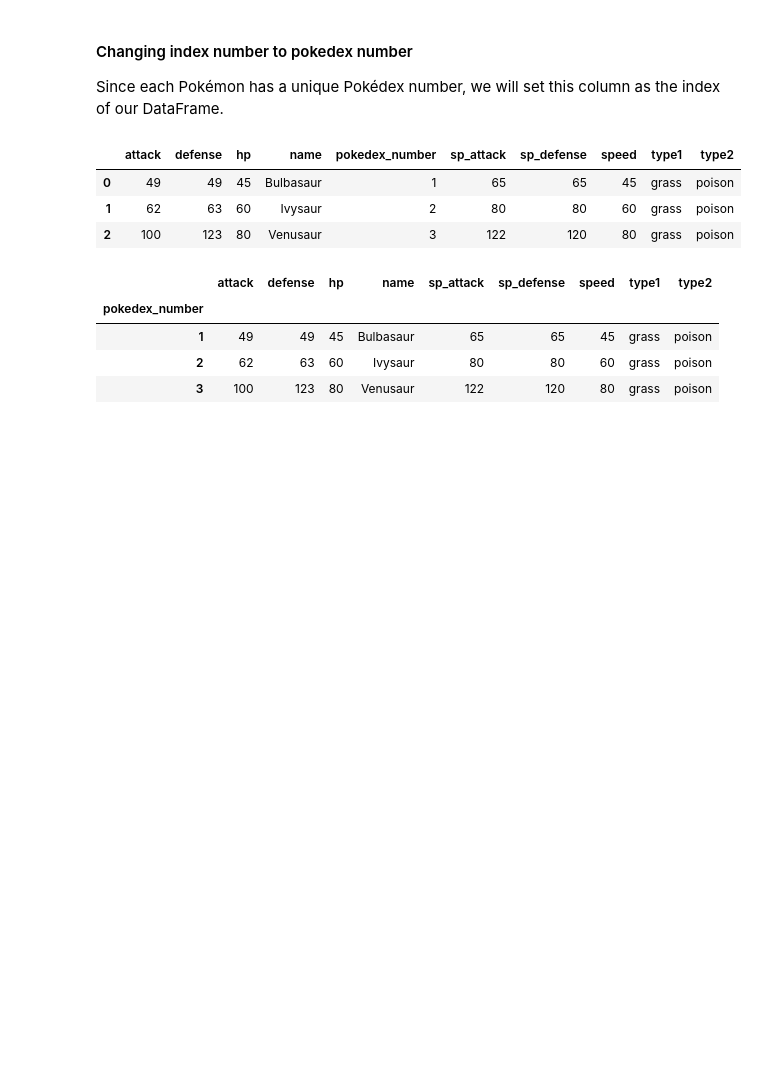
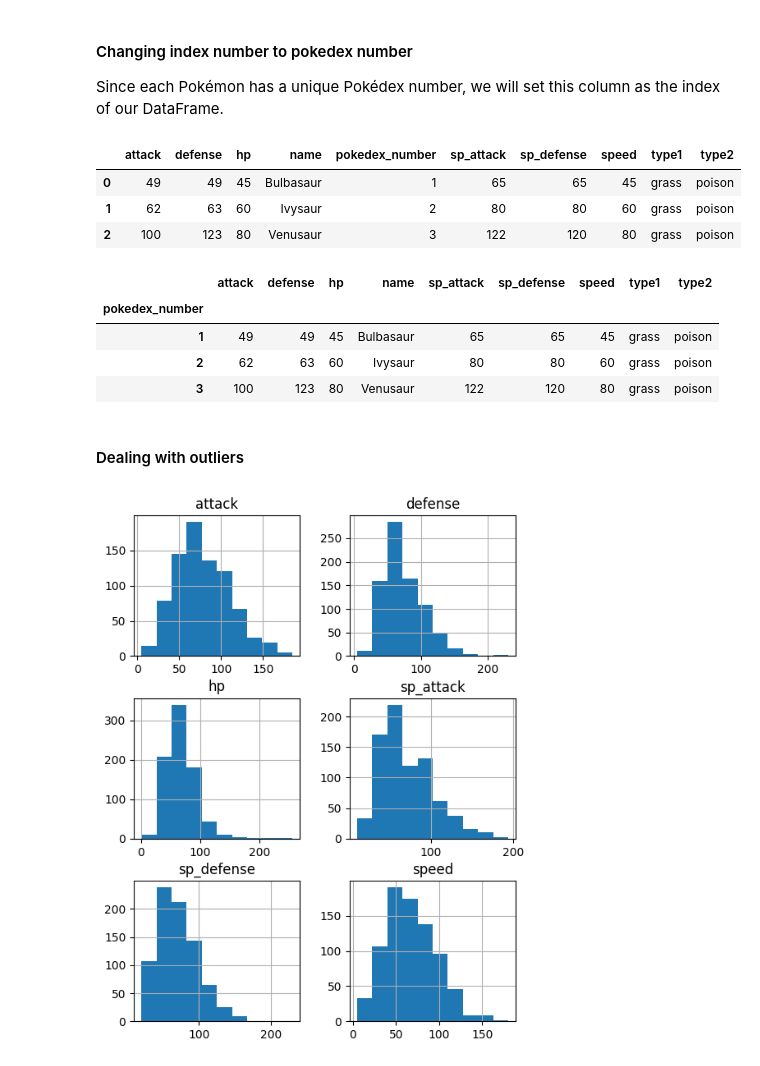
Before and after one commit to Alaninja1209/Pokemon-Legendary-Classifier, a Jupyter notebook: Pokemon_Cleaning_Stage.ipynb, the cells around one changed output. Saved outputs shown, nothing was run; the diff lists cells and outputs as text; code cells hidden in the pictures; blank space fills up the shorter version.

Commit message:
Cleaning Stage: HP outliers

```diff
--- a/Pokemon_Cleaning_Stage.ipynb
+++ b/Pokemon_Cleaning_Stage.ipynb
@@ -266,3 +266,10 @@ df_pokemon.head(3)
 | 1 | 49 | 49 | 45 | Bulbasaur | 65 | 65 | 45 | grass | poison |
 | 2 | 62 | 63 | 60 | Ivysaur | 80 | 80 | 60 | grass | poison |
 | 3 | 100 | 123 | 80 | Venusaur | 122 | 120 | 80 | grass | poison |
+# %% [markdown]
+#### Dealing with outliers
+# %%
+# Plotting some hsitograms to get a better overview of outliers
+df_pokemon.hist(figsize = (6, 8));
+# %% [output]
+[figure, added]
```
Also changed, not shown: parts of 8 cells of this notebook.
